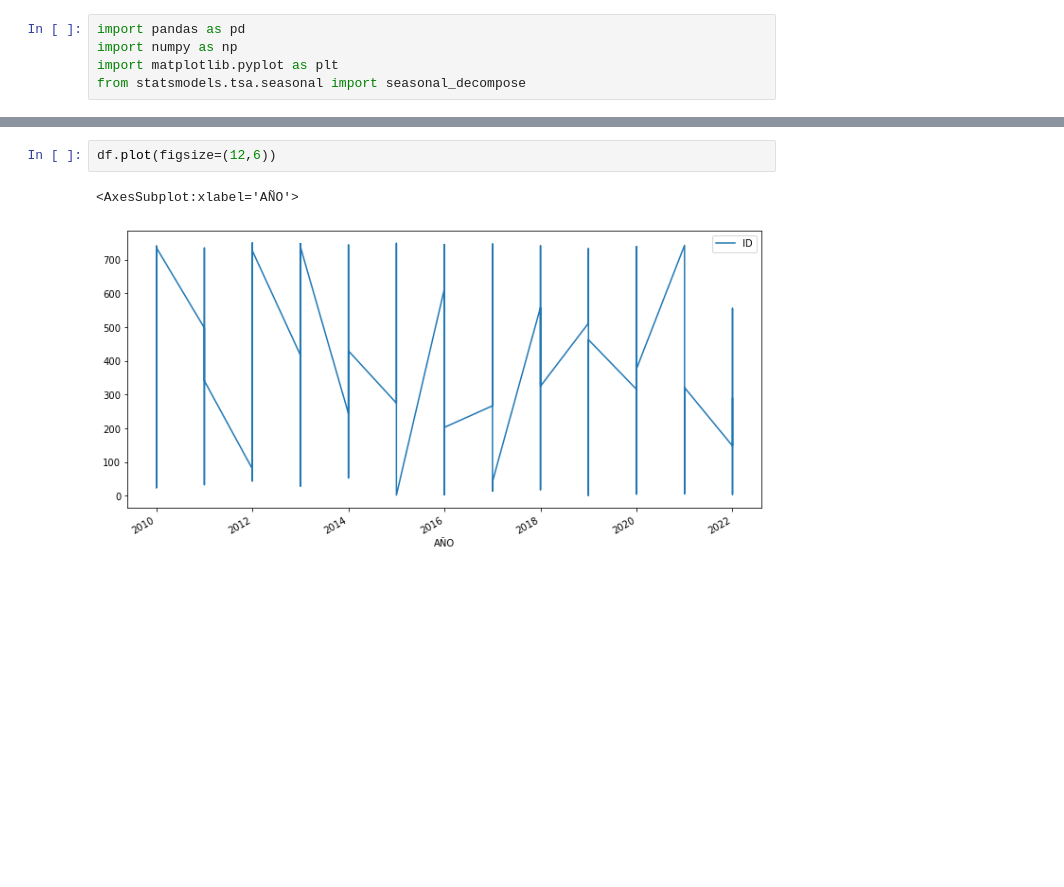
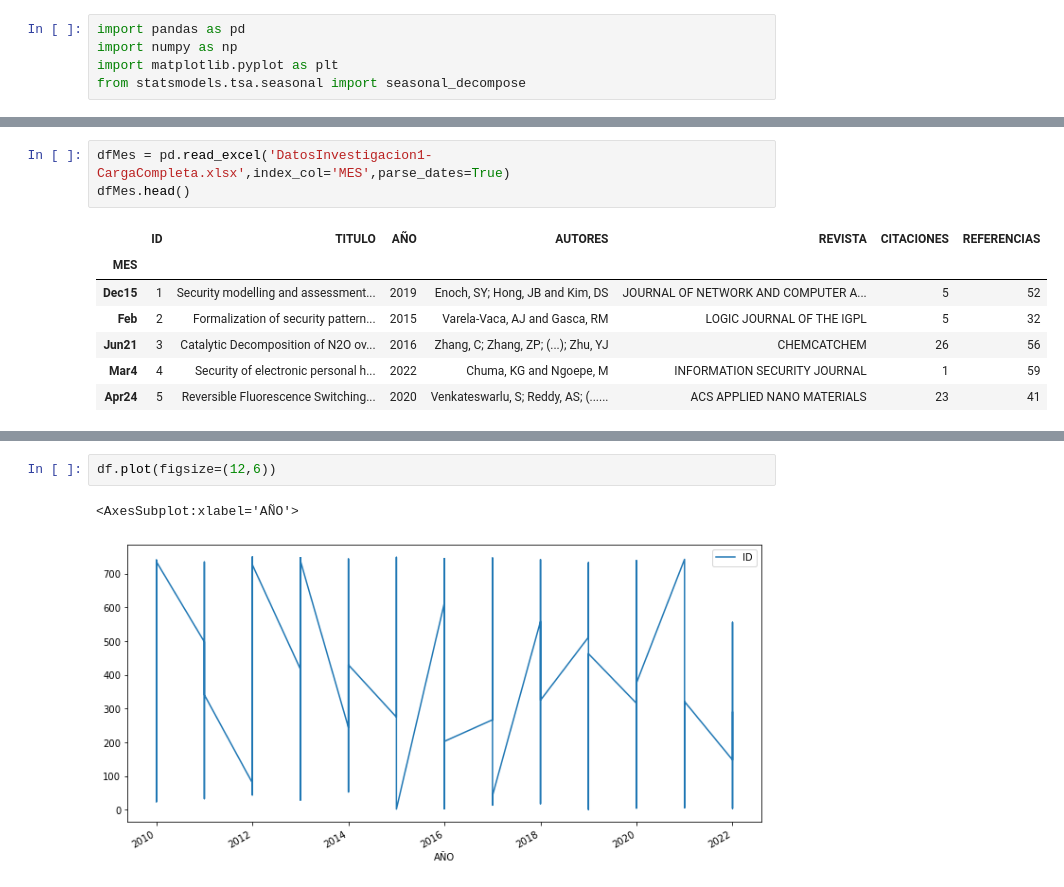
Before and after one commit to jorgeigna/USS-DMDB-Taller2, a Jupyter notebook: Parte 4.ipynb, the cells around one changed output, grey strips where cells are left out. Drawn from its saved outputs; the diff is of its cells as text; blank space fills up the shorter version.

```diff
--- a/Parte 4.ipynb
+++ b/Parte 4.ipynb
@@ -32,4 +17,15 @@ df.head()
 | 2016-01-01 | 3 | Catalytic Decomposition of N2O ov... | Jun21 | Zhang, C; Zhang, ZP; (...); Zhu, YJ | CHEMCATCHEM | 26 | 56 |
 | 2022-01-01 | 4 | Security of electronic personal h... | Mar4 | Chuma, KG and Ngoepe, M | INFORMATION SECURITY JOURNAL | 1 | 59 |
 | 2020-01-01 | 5 | Reversible Fluorescence Switching... | Apr24 | Venkateswarlu, S; Reddy, AS; (...... | ACS APPLIED NANO MATERIALS | 23 | 41 |
+# %%
+dfMes = pd.read_excel('DatosInvestigacion1-CargaCompleta.xlsx',index_col='MES',parse_dates=True)
+dfMes.head()
+# %% [output]
+|  | ID | TITULO | AÑO | AUTORES | REVISTA | CITACIONES | REFERENCIAS |
+| MES |  |  |  |  |  |  |  |
+| Dec15 | 1 | Security modelling and assessment... | 2019 | Enoch, SY; Hong, JB and Kim, DS | JOURNAL OF NETWORK AND COMPUTER A... | 5 | 52 |
+| Feb | 2 | Formalization of security pattern... | 2015 | Varela-Vaca, AJ and Gasca, RM | LOGIC JOURNAL OF THE IGPL | 5 | 32 |
+| Jun21 | 3 | Catalytic Decomposition of N2O ov... | 2016 | Zhang, C; Zhang, ZP; (...); Zhu, YJ | CHEMCATCHEM | 26 | 56 |
+| Mar4 | 4 | Security of electronic personal h... | 2022 | Chuma, KG and Ngoepe, M | INFORMATION SECURITY JOURNAL | 1 | 59 |
+| Apr24 | 5 | Reversible Fluorescence Switching... | 2020 | Venkateswarlu, S; Reddy, AS; (...... | ACS APPLIED NANO MATERIALS | 23 | 41 |
 # %%
```
Also changed, not shown: parts of 10 cells of this notebook.
